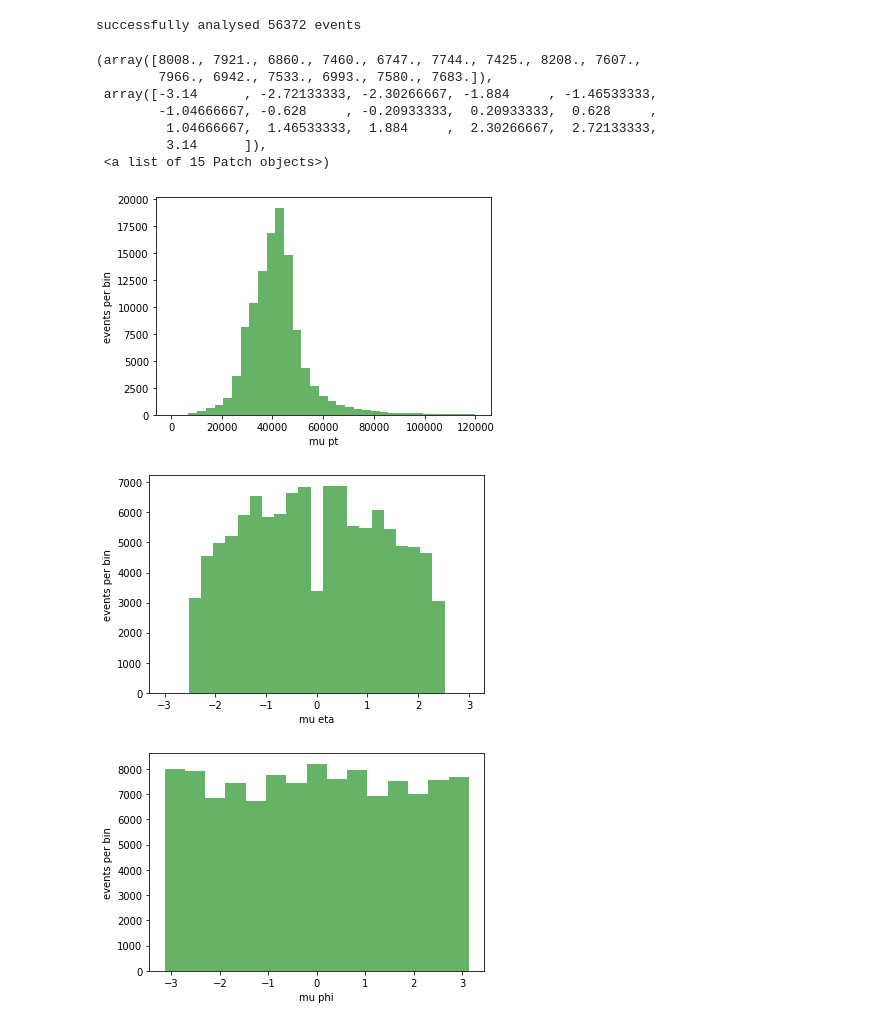
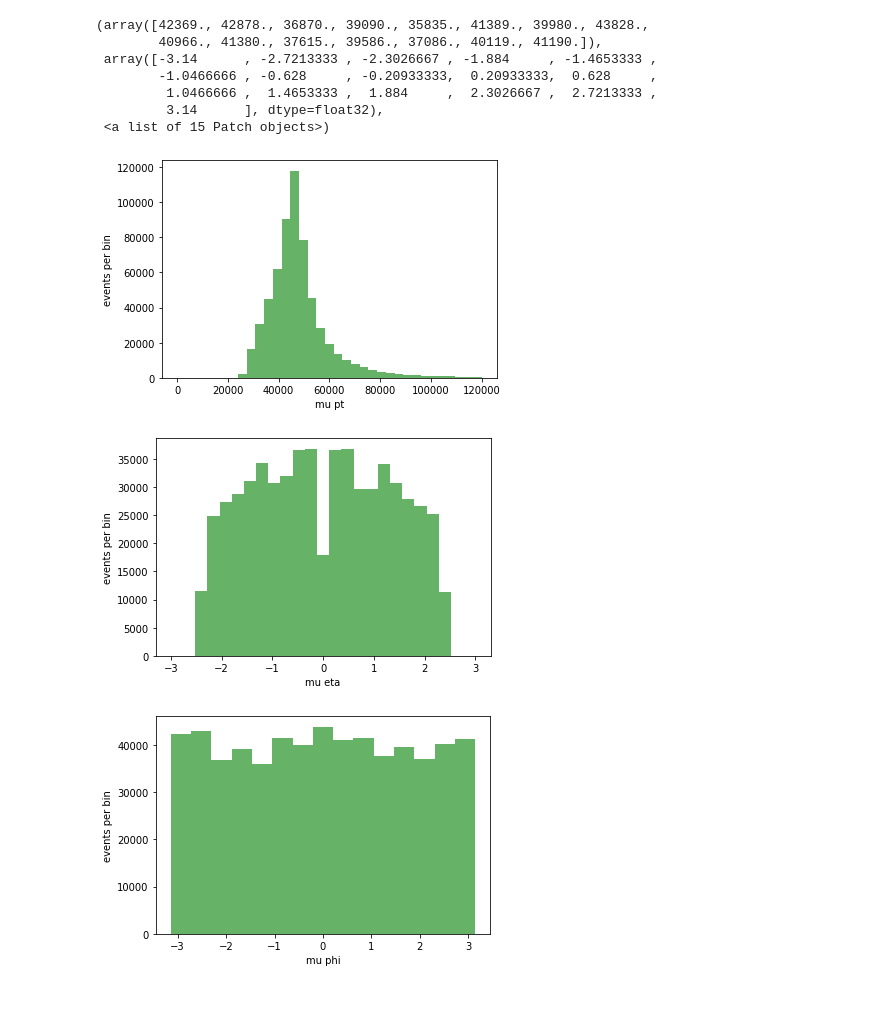
Before and after one commit to keaveney/UCT3rdYearLabATLASOpenData, a Jupyter notebook: Part1_MeasureTheZBosonMass.ipynb, the cells around one changed output. Cells and saved outputs as stored; diff of their text form; code cells hidden in the pictures; blank space fills up the shorter version.

Commit message:
skimmed mumu file, much more commentary in notebook

```diff
--- a/Part1_MeasureTheZBosonMass.ipynb
+++ b/Part1_MeasureTheZBosonMass.ipynb
@@ -79,62 +94,44 @@ flatData = LVepm.TLorentzVectorArray.from_ptetaphi(lep_pt, lep_eta, lep_phi, lep
+# %%
+#Now that we have selected a sample of events that should be dominated by Z->mumu, we need to 'reconstruct'
+# the Z boson by adding the four-vectors of each muon together in each event
+
+#first we make arrays of four-vectors for the muons. we make separate arrays for muon[0] (leading) and muon[1] (sub-leading)
+lvArray0 = LVepm.TLorentzVectorArray.from_ptetaphi(finalData["muon_pt[0]"], finalData["muon_eta[0]"], finalData["muon_phi[0]"],finalData["muon_E[0]"])
+lvArray1 = LVepm.TLorentzVectorArray.from_ptetaphi(finalData["muon_pt[1]"], finalData["muon_eta[1]"], finalData["muon_phi[1]"],finalData["muon_E[1]"])
+
+#the TLorentzVectorArray class conveniently allows us to simply add the array
+# to get an array of four-vectors representing the dimuon system in each event
+lvArray = lvArray0 + lvArray1
 # %%
-#create a few arrays to hold some specific information about the collisions
-massesData = np.array([])
-muPtData = np.array([])
-muEtaData = np.array([])
-muPhiData = np.array([])
-
-nData = 0
-nTarget = 200000
-
-minMass = 85000
-maxMass = 96000
-
-#loop over events and extract info from the array
-for ev in range(0,len(flatData)):
-    if ((lep_type_Data[ev][0] == 13)&(lep_type_Data[ev][1]==13)&(lep_isTightID[ev][0] == True)&(lep_isTightID[ev][1]==True)):
-        if ( (lep_ptcone30[ev][0]/lep_pt[ev][0] < 0.1) & (lep_ptcone30[ev][1]/lep_pt[ev][1] < 0.1 )):
-            mumu = flatData[ev][0] + flatData[ev][1]
-            mass = mumu.mass
-            if (( mass > minMass) & (mass < maxMass)):
-                massesData = np.append(massesData,mass)
-                muPtData = np.append(muPtData,flatData[ev][0].pt)
-                muPtData = np.append(muPtData,flatData[ev][1].pt)
-                muEtaData = np.append(muEtaData,flatData[ev][0].eta)
-                muEtaData = np.append(muEtaData,flatData[ev][1].eta)
-                muPhiData = np.append(muPhiData,flatData[ev][0].phi)
-                muPhiData = np.append(muPhiData,flatData[ev][1].phi)
-                nData = nData + 1
-            if (nData == nTarget):
-                break
-
-print("successfully analysed " +str(nData) + " events")
+#let's make some simple histograms of the kineamtic information associated with the muons
+# as an example I plot the leading, but you can easily plot the sub-leading muon kineamtics
+# and compare
 
 # plot the mu pt histogram.
 plt.figure()
 plt.xlabel("mu pt")
 plt.ylabel("events per bin")
-plt.hist(muPtData, bins=35, range=[0,120000], alpha=0.6, color='g')
+plt.hist(lvArray0.pt, bins=35, range=[0,120000], alpha=0.6, color='g')
 
 # plot the mu pseudorapdity histogram.
 plt.figure()
 plt.xlabel("mu eta")
 plt.ylabel("events per bin")
-plt.hist(muEtaData, bins=25, range=[-3.0,3.0], alpha=0.6, color='g')
+plt.hist(lvArray0.eta, bins=25, range=[-3.0,3.0], alpha=0.6, color='g')
 
 # plot the mu phi histogram.
 plt.figure()
 plt.xlabel("mu phi")
 plt.ylabel("events per bin")
-plt.hist(muPhiData, bins=15, range=[-3.14,3.14], alpha=0.6, color='g')
+plt.hist(lvArray0.phi, bins=15, range=[-3.14,3.14], alpha=0.6, color='g')
 # %% [output]
-successfully analysed 56372 events
+(array([42369., 42878., 36870., 39090., 35835., 41389., 39980., 43828.,
+        40966., 41380., 37615., 39586., 37086., 40119., 41190.]),
+ array([-3.14      , -2.7213333 , -2.3026667 , -1.884     , -1.4653333 ,
+        -1.0466666 , -0.628     , -0.20933333,  0.20933333,  0.628     ,
+         1.0466666 ,  1.4653333 ,  1.884     ,  2.3026667 ,  2.7213333 ,
+         3.14      ], dtype=float32),
+ <a list of 15 Patch objects>)
-(array([8008., 7921., 6860., 7460., 6747., 7744., 7425., 8208., 7607.,
-        7966., 6942., 7533., 6993., 7580., 7683.]),
- array([-3.14      , -2.72133333, -2.30266667, -1.884     , -1.46533333,
-        -1.04666667, -0.628     , -0.20933333,  0.20933333,  0.628     ,
-         1.04666667,  1.46533333,  1.884     ,  2.30266667,  2.72133333,
-         3.14      ]),
- <a list of 15 Patch objects>)
-[figure, old version]
+[figure, new version]
-[figure, old version]
+[figure, new version]
-[figure, old version]
+[figure, new version]
```
Also changed, not shown: parts of 15 cells of this notebook, 1 other file.
